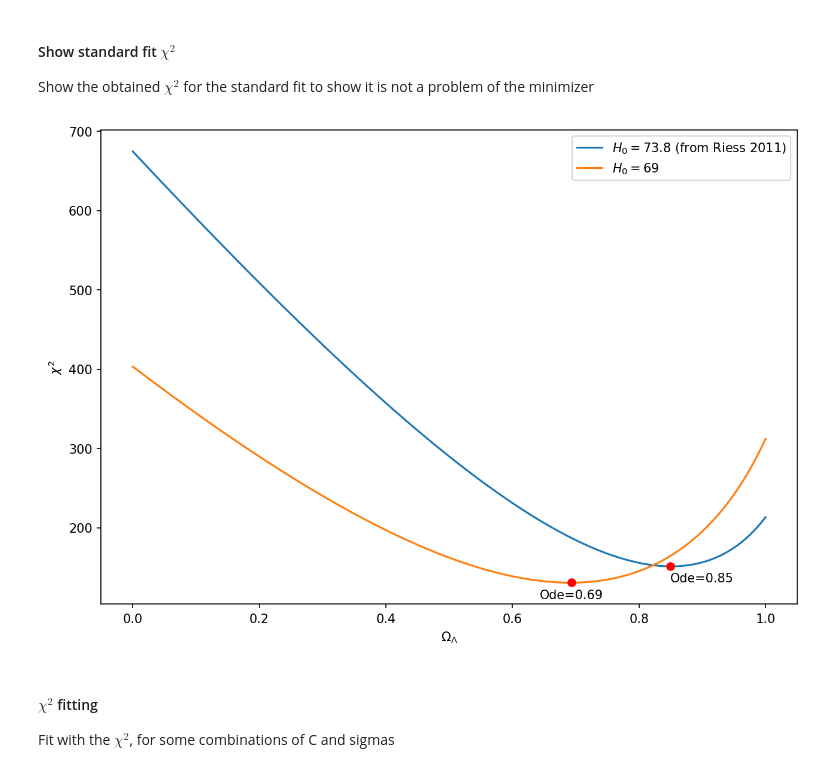
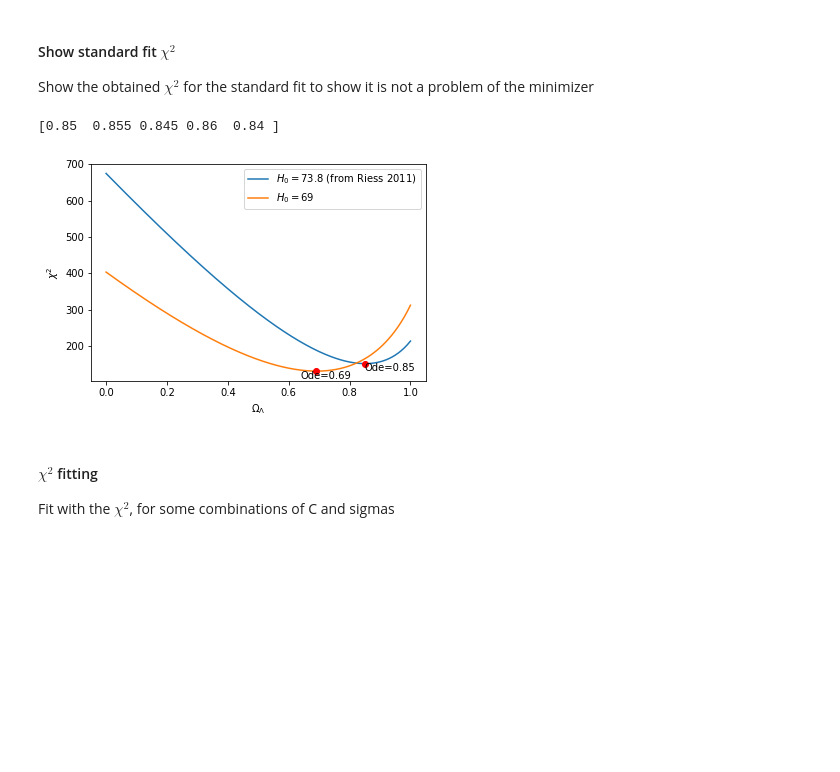
Before and after one commit to OriolAbril/cosmology, a Jupyter notebook: project.ipynb, the cells around one changed output. Saved outputs shown, nothing was run; the diff lists cells and outputs as text; code cells hidden in the pictures; blank space fills up the shorter version.

```diff
--- a/project.ipynb
+++ b/project.ipynb
@@ -215,7 +215,7 @@ The deceleration parameter is -0.8773(0.0205), thus, the expansion of the univer
 #### Show standard fit $\chi^2$
 Show the obtained $\chi^2$ for the standard fit to show it is not a problem of the minimizer
 # %%
-Ode_grid = np.linspace(0,1,200)
+Ode_grid = np.linspace(0,1,201)
 Ode_chi_73 = [sum((SNe_df['d_mod']-dist_mod(SNe_df['z'],Hz_flatLCDM,(Ode,73.8)))**2/SNe_df['err_d_mod'])
            for Ode in Ode_grid]
 Ode_chi_69 = [sum((SNe_df['d_mod']-dist_mod(SNe_df['z'],Hz_flatLCDM,(Ode,69)))**2/SNe_df['err_d_mod'])
@@ -223,17 +223,20 @@ Ode_chi_69 = [sum((SNe_df['d_mod']-dist_mod(SNe_df['z'],Hz_flatLCDM,(Ode,69)))**
 # %%
 plt.plot(Ode_grid,Ode_chi_73,label=r'$H_0=73.8$ (from Riess 2011)')
 plt.plot(Ode_grid,Ode_chi_69,label=r'$H_0=69$')
 plt.xlabel(r'$\Omega_\Lambda$'); plt.ylabel(r'$\chi^2$')
 plt.legend()
 ind_73 = np.argmin(Ode_chi_73)
+inds_73 = np.argsort(Ode_chi_73)
+print(Ode_grid[inds_73[:5]])
 plt.plot(Ode_grid[ind_73],Ode_chi_73[ind_73],'ro')
 plt.text(Ode_grid[ind_73],Ode_chi_73[ind_73]-20,'Ode={:.2f}'.format(Ode_grid[ind_73]))
 ind_69 = np.argmin(Ode_chi_69)
 plt.plot(Ode_grid[ind_69],Ode_chi_69[ind_69],'ro')
 plt.text(Ode_grid[ind_69]-.05,Ode_chi_69[ind_69]-20,'Ode={:.2f}'.format(Ode_grid[ind_69]))
 plt.savefig('chi2_Ode.png')
 # %% [output]
+[0.85  0.855 0.845 0.86  0.84 ]
-[figure, old version]
+[figure, new version]
 # %% [markdown]
 #### $\chi^2$ fitting
 Fit with the $\chi^2$, for some combinations of C and sigmas
```
Also changed, not shown: parts of 18 cells of this notebook.
